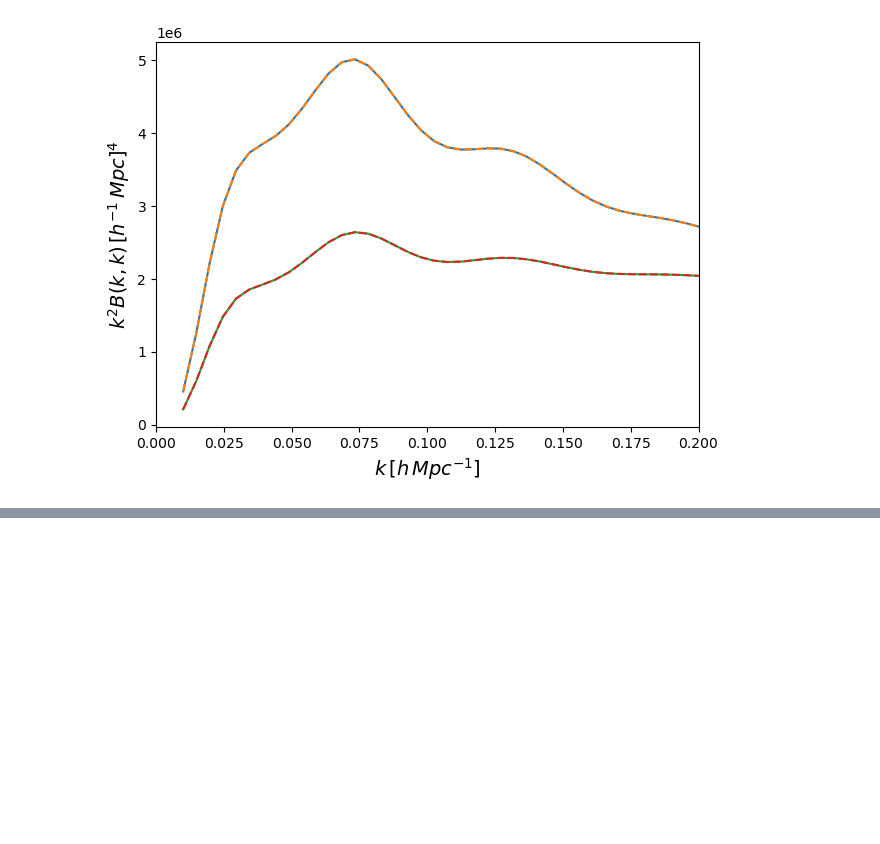
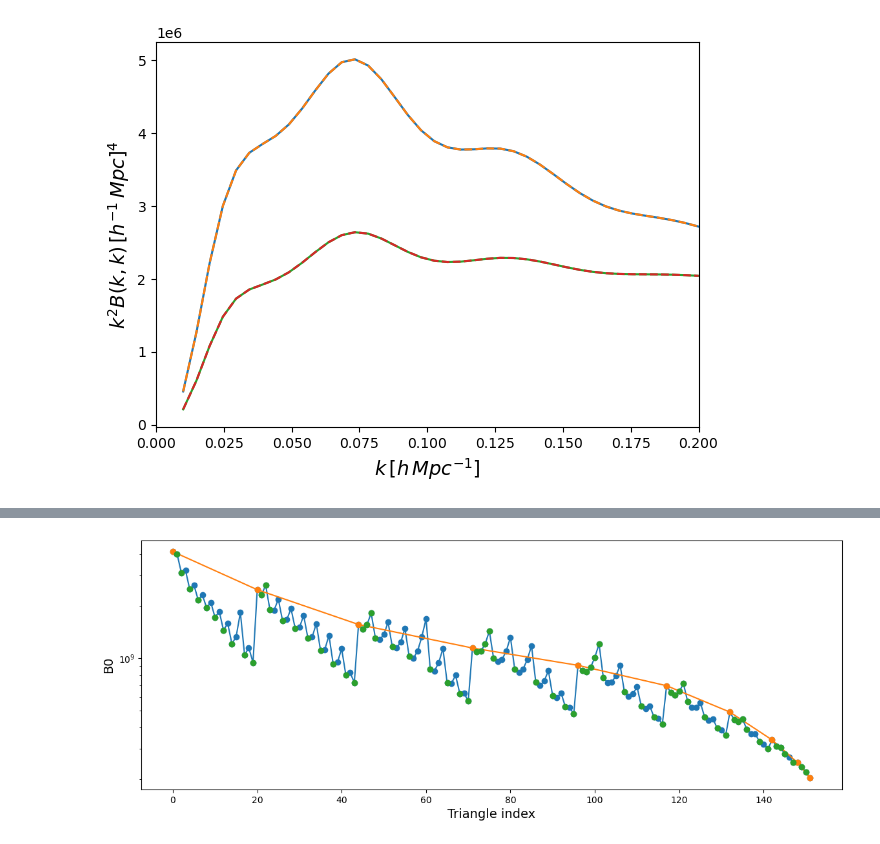
Before and after one commit to alejandroaviles/folpsD, a Jupyter notebook: example.ipynb, the cells around one changed output, grey strips where cells are left out. Saved outputs shown, nothing was run; the diff lists cells and outputs as text; code cells hidden in the pictures; blank space fills up the shorter version.

```diff
--- a/example.ipynb
+++ b/example.ipynb
@@ -232,0 +286,38 @@ plt.show()
+# %%
+#extract equilateral and isosceles triangles
+equilateral_n = []
+isosceles_n = []
+
+for i, (a, b, c) in enumerate(k1k2k3):
+    if a == b == c:
+        equilateral_n.append(i)
+    elif a == b or a == c or b == c:
+        isosceles_n.append(i)
+
+equilateral_n  = np.array(equilateral_n)
+isosceles_n = np.array(isosceles_n)
+
+B0_equilateral=np.stack((equilateral_n, B0[equilateral_n]))
+B0_isosceles=np.stack((isosceles_n, B0[isosceles_n]))
+
+
+B2_equilateral=np.stack((equilateral_n, B2[equilateral_n]))
+B2_isosceles=np.stack((isosceles_n, B2[isosceles_n]))
+
+B4_equilateral=np.stack((equilateral_n, B4[equilateral_n]))
+B4_isosceles=np.stack((isosceles_n, B4[isosceles_n]))
+# %%
+## check fig.2 of https://arxiv.org/pdf/1606.00439  CMASS NGC
+
+fig, axs = plt.subplots(figsize=(14,5))
+axs.set_xlabel(r'Triangle index', fontsize =  14)
+axs.set_ylabel(r'B0', fontsize =  14)
+
+x=np.arange(len(B0))
+axs.semilogy(x,B0, 'o-')
+axs.semilogy(B0_equilateral[0],B0_equilateral[1], 'o-')
+axs.semilogy(B0_isosceles[0],B0_isosceles[1], 'o')
+
+plt.show()
+# %% [output]
+[figure, added]
```
Also changed, not shown: parts of 11 cells of this notebook, 2 other files.
